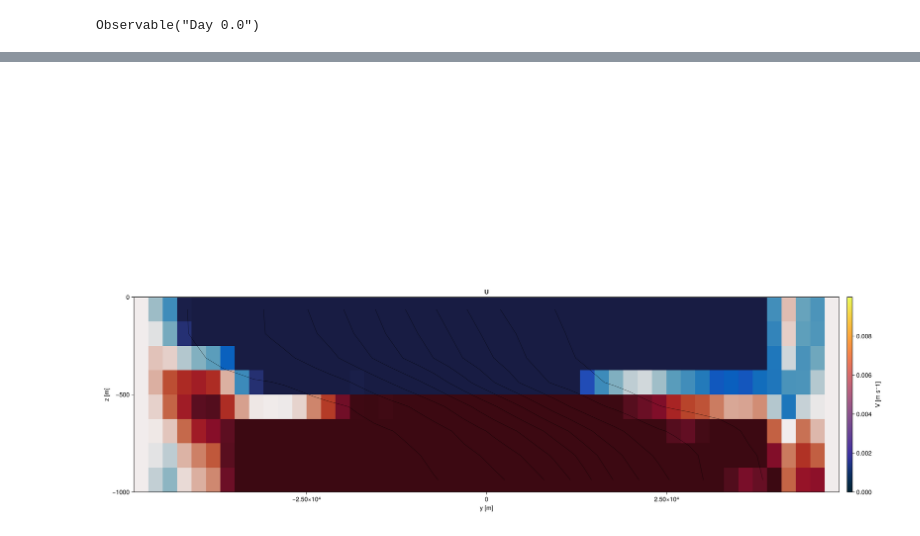
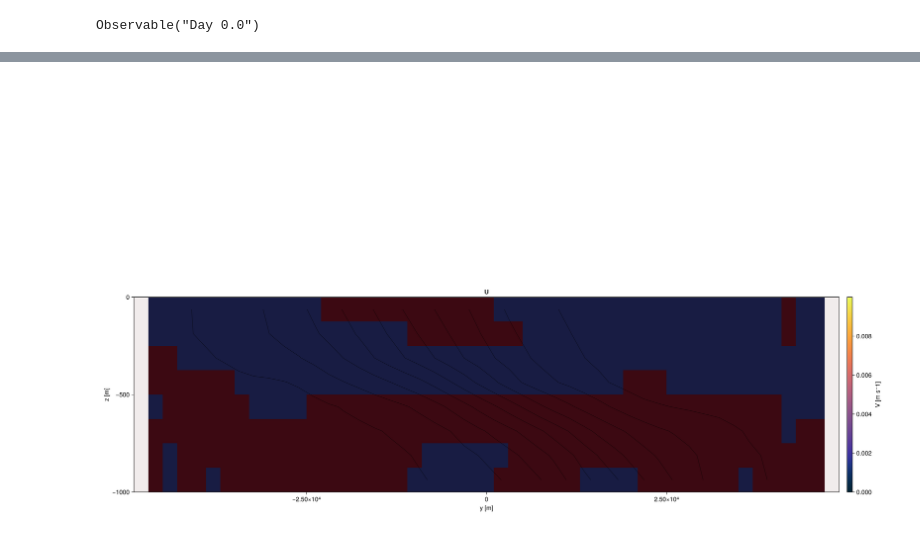
Before and after one commit to tom-rex/Oceananigans_projects, a Jupyter notebook: 2D_frontogenesis.ipynb, the cells around one changed output, grey strips where cells are left out. Saved outputs shown, nothing was run; the diff lists cells and outputs as text; code cells hidden in the pictures.

```diff
--- a/2D_frontogenesis.ipynb
+++ b/2D_frontogenesis.ipynb
@@ -230,24 +248,24 @@ fig  # Display final frame
 # %%
 #animation of U only
 
 
 empty!(fig)
 
 ax_u = Axis(fig[1, 1], title="U", xlabel="y [m]", ylabel="z [m]")
-hm = heatmap!(ax_u, x, z, u_slice; colorrange=(-1e-1, 1e-1), colormap=:balance)
+hm = heatmap!(ax_u, x, z, u_slice; colorrange=(-5e-5, 5e-5), colormap=:balance)
 Colorbar(fig[1, 2], hm_b, label="V [m s⁻1]")
 contour!(ax_u, x, z, b_slice, levels=10, color=:black, linewidth=0.5)
 
 
 # Create animation
 frames = 1:length(times)
 record(fig, filename * "_animation_velocities.mp4", frames, framerate=8) do i
     n[] = i
 end
 
 fig  # Display final frame
 # %% [output]
-[figure, old version]
+[figure, new version]
 # %%
 #animation of W only
 
```
Also changed, not shown: parts of 4 cells of this notebook.
